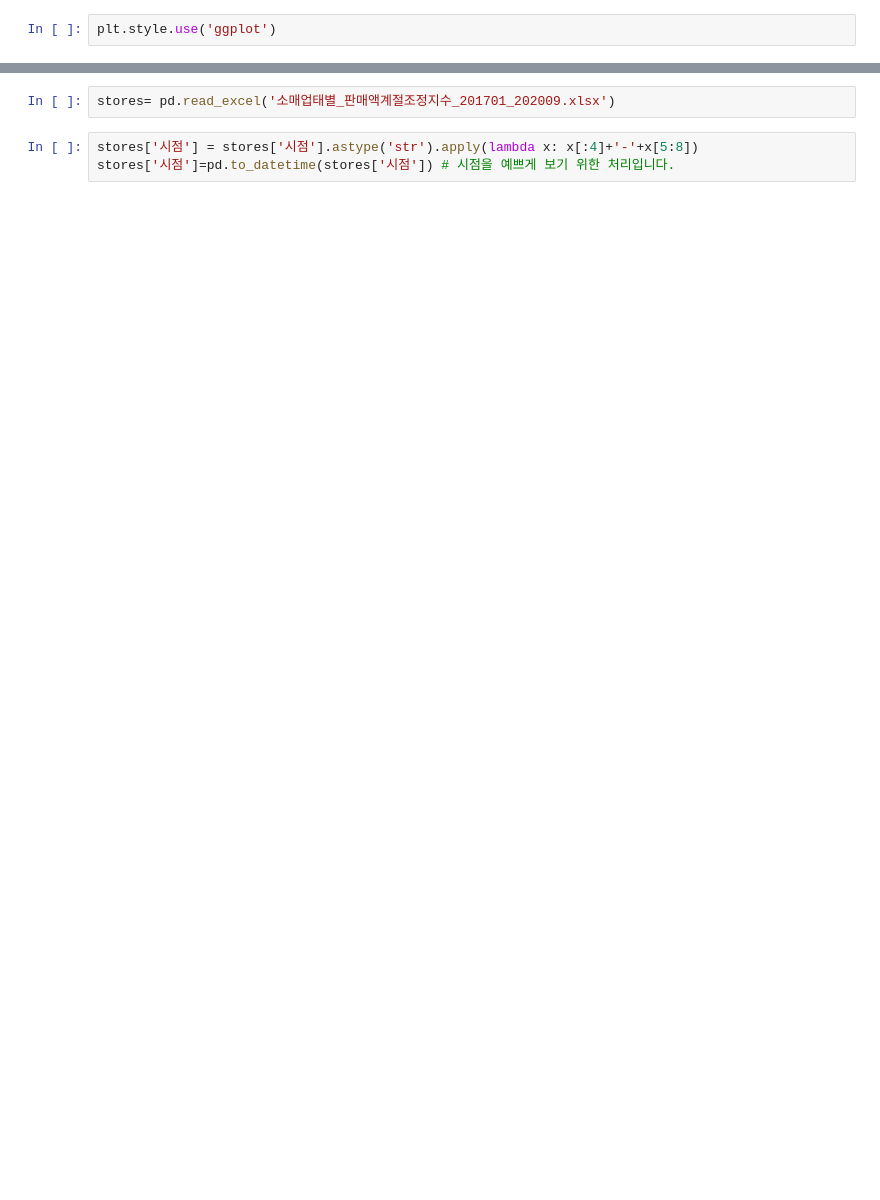
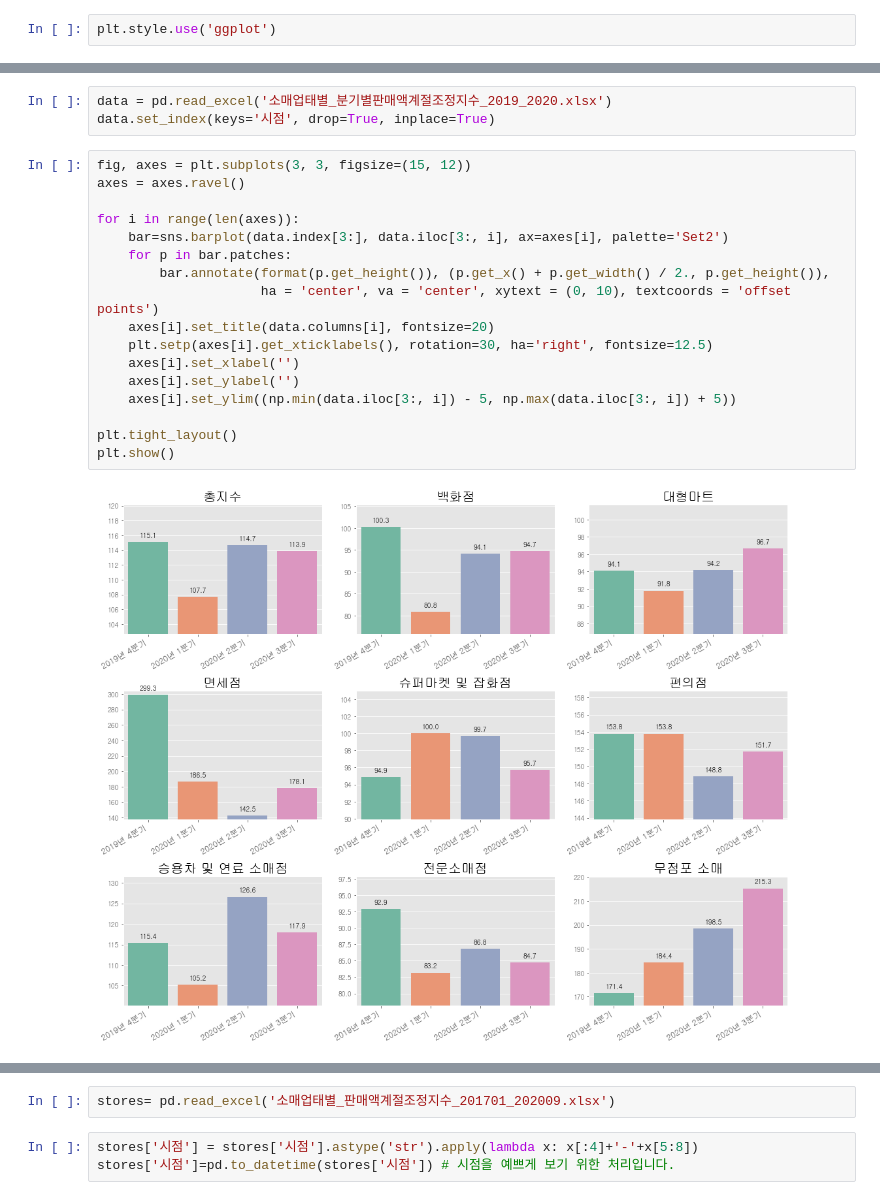
Before and after one commit to BaeHyungjun/TeamFPB, a Jupyter notebook: 강민석/매점 스타일별.ipynb, the cells around one changed output, grey strips where cells are left out. Drawn from its saved outputs; the diff is of its cells as text; blank space fills up the shorter version.

```diff
--- a/강민석/매점 스타일별.ipynb
+++ b/강민석/매점 스타일별.ipynb
@@ -24,3 +27,25 @@ plt.style.use('ggplot')
 고려한 업태는 다음과 같습니다.
 
 '총지수','백화점','대형마트','면세점','슈퍼마켓 및 잡화점','편의점','승용차 및 연료 소매점','전문소매점','무점포 소매'
+# %%
+data = pd.read_excel('소매업태별_분기별판매액계절조정지수_2019_2020.xlsx')
+data.set_index(keys='시점', drop=True, inplace=True)
+# %%
+fig, axes = plt.subplots(3, 3, figsize=(15, 12))
+axes = axes.ravel()
+
+for i in range(len(axes)):
+    bar=sns.barplot(data.index[3:], data.iloc[3:, i], ax=axes[i], palette='Set2')
+    for p in bar.patches:
+        bar.annotate(format(p.get_height()), (p.get_x() + p.get_width() / 2., p.get_height()),
+                     ha = 'center', va = 'center', xytext = (0, 10), textcoords = 'offset points')
+    axes[i].set_title(data.columns[i], fontsize=20)
+    plt.setp(axes[i].get_xticklabels(), rotation=30, ha='right', fontsize=12.5)
+    axes[i].set_xlabel('')
+    axes[i].set_ylabel('')
+    axes[i].set_ylim((np.min(data.iloc[3:, i]) - 5, np.max(data.iloc[3:, i]) + 5))
+
+plt.tight_layout()
+plt.show()
+# %% [output]
+[figure, added]
```
Also changed, not shown: parts of 7 cells of this notebook.
